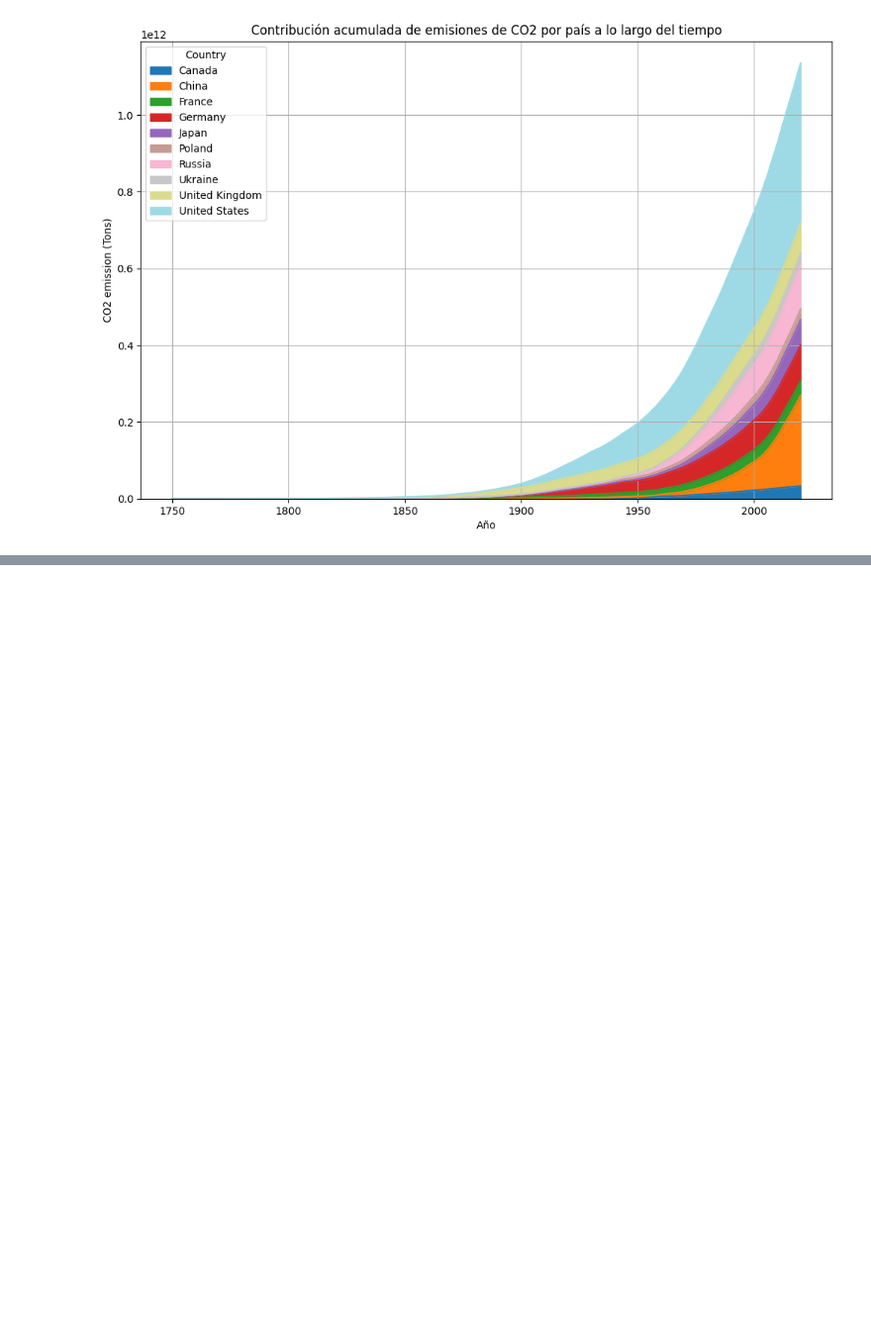
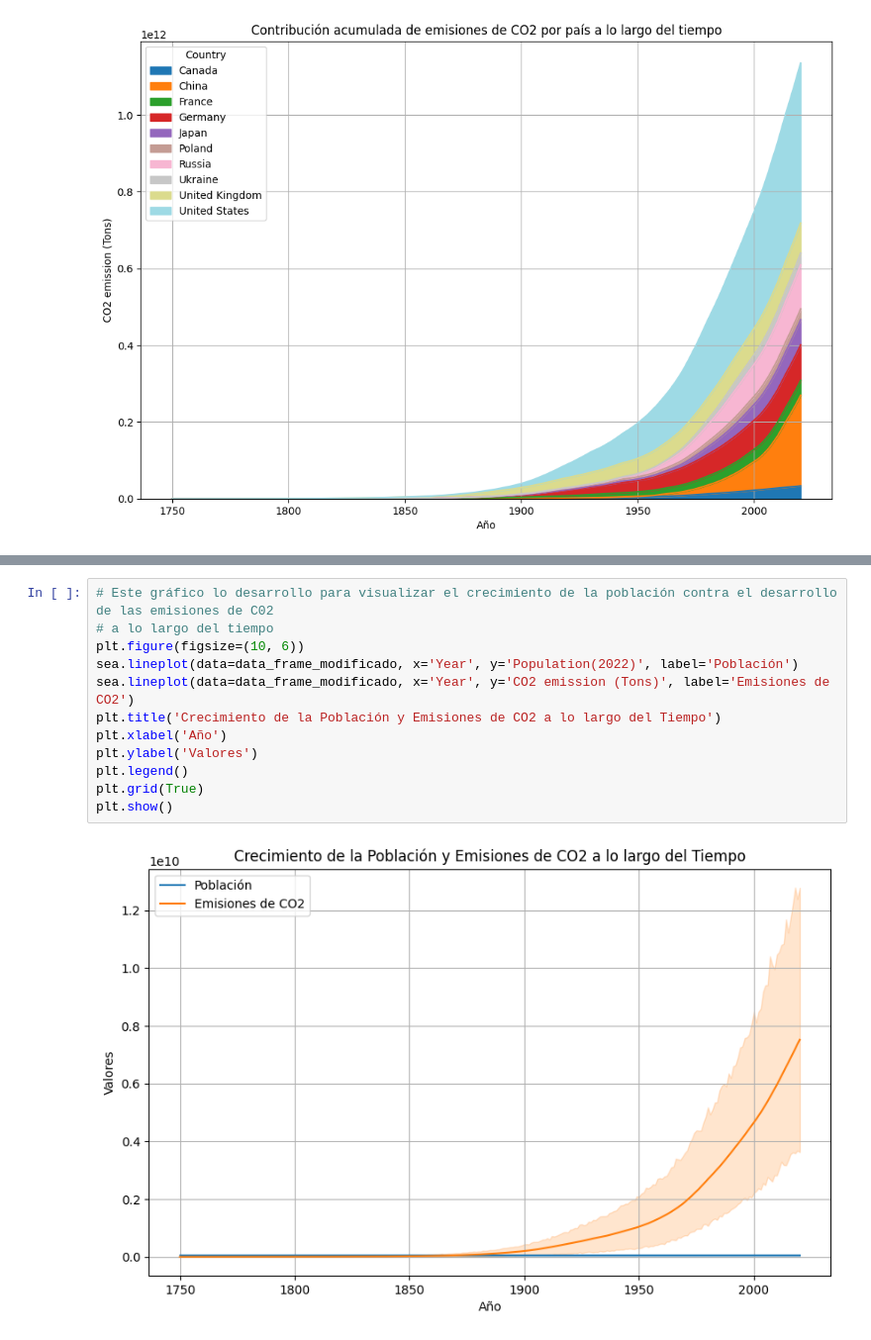
Before and after one commit to spamella04/InteligenciadeNegocios2024, a Jupyter notebook: GCHANG - U3T2/GCHANG_U3T2_C02_Emission_By_Country.ipynb, the cells around one changed output, grey strips where cells are left out. Shown: that part at 99% size. Cells and saved outputs as stored; diff of their text form; blank space fills up the shorter version.

```diff
--- a/GCHANG - U3T2/GCHANG_U3T2_C02_Emission_By_Country.ipynb
+++ b/GCHANG - U3T2/GCHANG_U3T2_C02_Emission_By_Country.ipynb
@@ -165,0 +217,14 @@ plt.show()
+# %%
+# Este gráfico lo desarrollo para visualizar el crecimiento de la población contra el desarrollo de las emisiones de C02
+# a lo largo del tiempo
+plt.figure(figsize=(10, 6))
+sea.lineplot(data=data_frame_modificado, x='Year', y='Population(2022)', label='Población')
+sea.lineplot(data=data_frame_modificado, x='Year', y='CO2 emission (Tons)', label='Emisiones de CO2')
+plt.title('Crecimiento de la Población y Emisiones de CO2 a lo largo del Tiempo')
+plt.xlabel('Año')
+plt.ylabel('Valores')
+plt.legend()
+plt.grid(True)
+plt.show()
+# %% [output]
+[figure, added]
```
Also changed, not shown: parts of 9 cells of this notebook.
